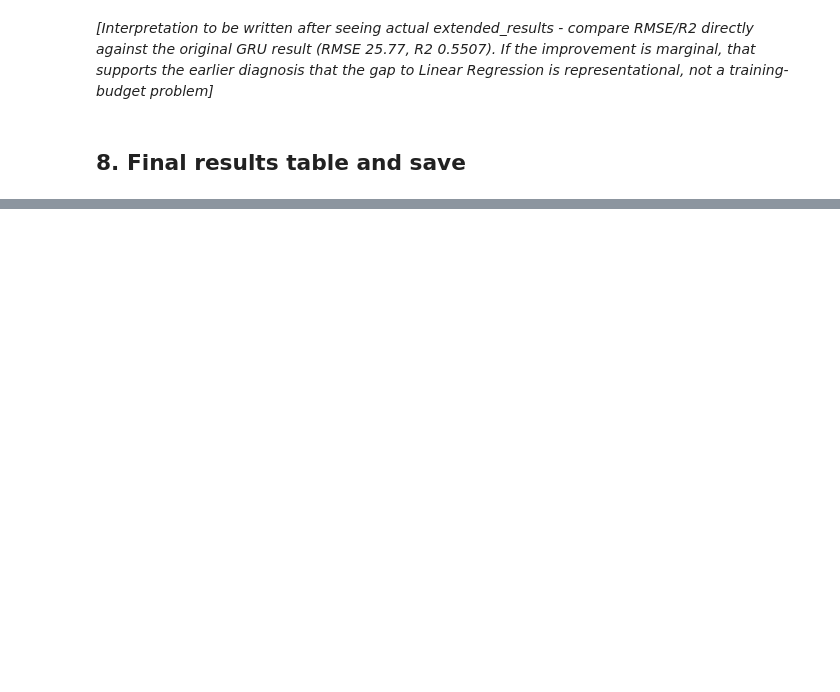
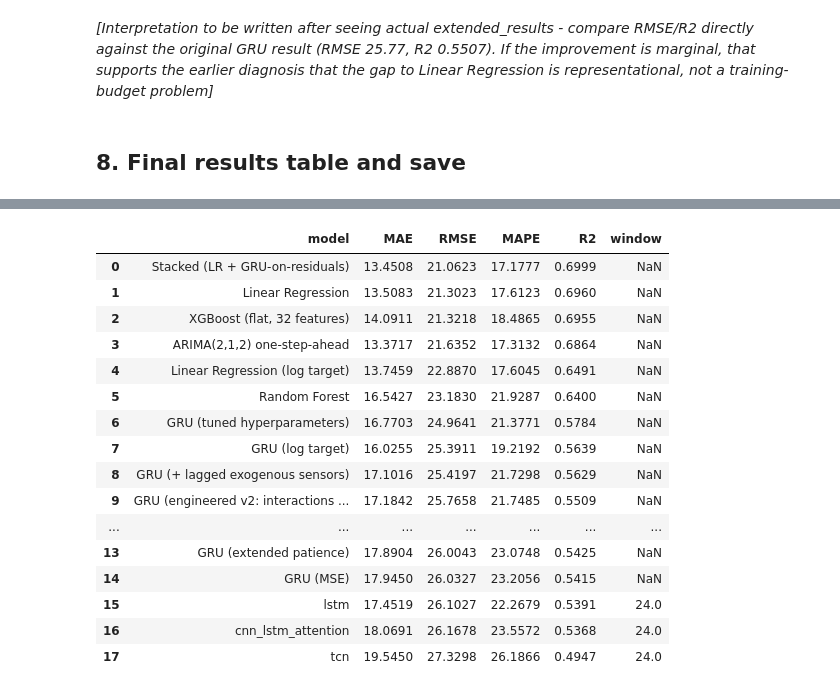
Before and after one commit to Muaadh-Nazly/energy-prediction, a Jupyter notebook: notebooks/05_Optimization_Evaluation.ipynb, the cells around one changed output, grey strips where cells are left out. Drawn from its saved outputs; the diff is of its cells as text; code cells hidden in the pictures; blank space fills up the shorter version.

```diff
--- a/notebooks/05_Optimization_Evaluation.ipynb
+++ b/notebooks/05_Optimization_Evaluation.ipynb
@@ -321,0 +704,17 @@ the required sections.
+# %%
+best_config = search_df.iloc[0]
+model_tuned = get_model(
+    "gru", n_features=len(selected_features),
+    hidden_size=int(best_config["hidden_size"]), num_layers=int(best_config["num_layers"]),
+)
+model_tuned, _ = train_torch_model(
+    model_tuned, X_tr_seq, y_tr_seq, X_val_seq, y_val_seq,
+    epochs=60, patience=10, batch_size=64, lr=float(best_config["lr"]),
+    device=device, verbose=True, seed=42,
+)
+
+tuned_results = evaluate_torch_model(
+    model_tuned, X_test_seq_gru, y_test_seq_gru, target_scaler=target_scaler,
+    model_name="GRU (tuned hyperparameters)", device=device,
+)
+tuned_results
@@ -321,0 +990,44 @@ the required sections.
+# %%
+arima_result = {
+    "model": "ARIMA(2,1,2) one-step-ahead",
+    "MAE": round(float(arima_mae), 4),
+    "RMSE": round(float(arima_rmse), 4),
+    "MAPE": round(float(arima_mape), 4),
+    "R2": round(float(arima_r2), 4),
+}
+
+extended_experiments = pd.DataFrame([
+    v2_results,
+    arima_result,
+    xgb_results,
+    tuned_results,
+    stacking_results,
+    lr_log_results,
+    gru_log_results,
+    exo_results,
+])
+extended_experiments.to_csv("../reports/extended_experiments_results.csv", index=False)
+
+master_comparison = pd.concat(
+    [full_comparison, optimization_results, extended_experiments], ignore_index=True
+).sort_values("RMSE").reset_index(drop=True)
+master_comparison.to_csv("../reports/final_results_table.csv", index=False)
+master_comparison
+# %% [output]
+|  | model | MAE | RMSE | MAPE | R2 | window |
+| 0 | Stacked (LR + GRU-on-residuals) | 13.4508 | 21.0623 | 17.1777 | 0.6999 | NaN |
+| 1 | Linear Regression | 13.5083 | 21.3023 | 17.6123 | 0.6960 | NaN |
+| 2 | XGBoost (flat, 32 features) | 14.0911 | 21.3218 | 18.4865 | 0.6955 | NaN |
+| 3 | ARIMA(2,1,2) one-step-ahead | 13.3717 | 21.6352 | 17.3132 | 0.6864 | NaN |
+| 4 | Linear Regression (log target) | 13.7459 | 22.8870 | 17.6045 | 0.6491 | NaN |
+| 5 | Random Forest | 16.5427 | 23.1830 | 21.9287 | 0.6400 | NaN |
+| 6 | GRU (tuned hyperparameters) | 16.7703 | 24.9641 | 21.3771 | 0.5784 | NaN |
+| 7 | GRU (log target) | 16.0255 | 25.3911 | 19.2192 | 0.5639 | NaN |
+| 8 | GRU (+ lagged exogenous sensors) | 17.1016 | 25.4197 | 21.7298 | 0.5629 | NaN |
+| 9 | GRU (engineered v2: interactions ... | 17.1842 | 25.7658 | 21.7485 | 0.5509 | NaN |
+| ... | ... | ... | ... | ... | ... | ... |
+| 13 | GRU (extended patience) | 17.8904 | 26.0043 | 23.0748 | 0.5425 | NaN |
+| 14 | GRU (MSE) | 17.9450 | 26.0327 | 23.2056 | 0.5415 | NaN |
+| 15 | lstm | 17.4519 | 26.1027 | 22.2679 | 0.5391 | 24.0 |
+| 16 | cnn_lstm_attention | 18.0691 | 26.1678 | 23.5572 | 0.5368 | 24.0 |
+| 17 | tcn | 19.5450 | 27.3298 | 26.1866 | 0.4947 | 24.0 |
```
Also changed, not shown: parts of 36 cells of this notebook, 12 other files.
